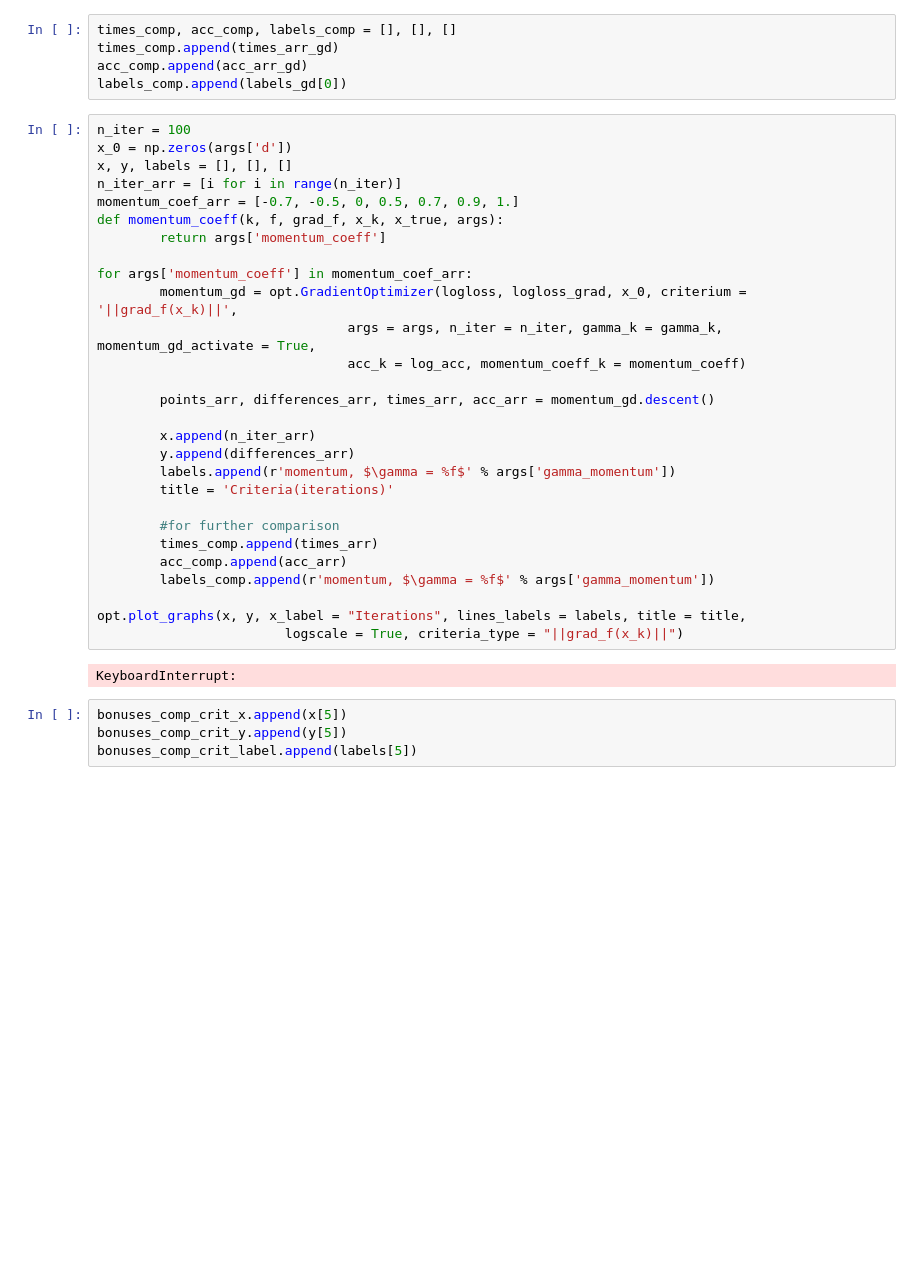
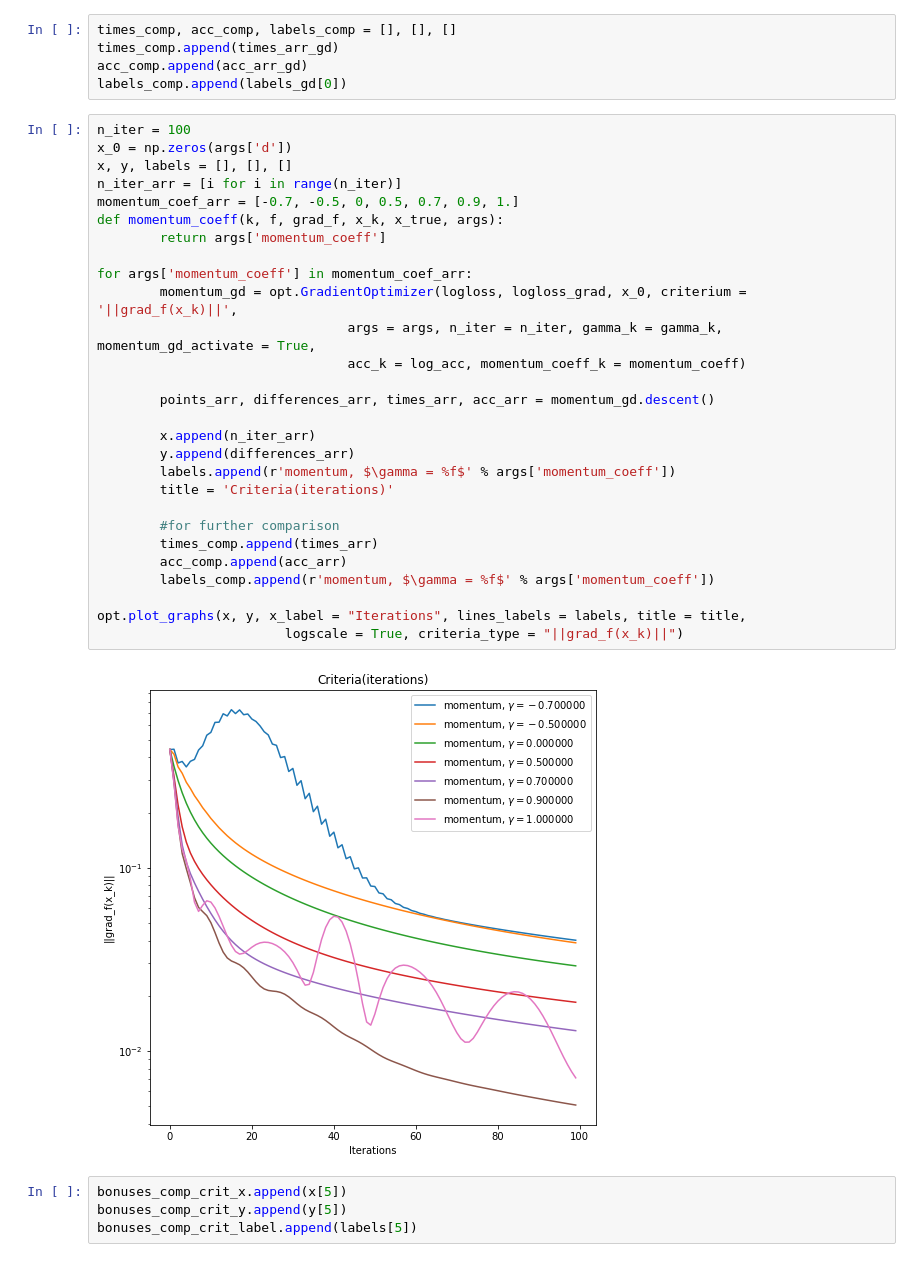
Before and after one commit to k2a07/MIPT-homeworks, a Jupyter notebook: Acharya_Kirill_Optimization_HW_3.ipynb, the cells around one changed output. Cells and saved outputs as stored; diff of their text form; blank space fills up the shorter version.

```diff
--- a/Acharya_Kirill_Optimization_HW_3.ipynb
+++ b/Acharya_Kirill_Optimization_HW_3.ipynb
@@ -153,33 +153,33 @@ labels_comp.append(labels_gd[0])
 # %%
 n_iter = 100
 x_0 = np.zeros(args['d'])
 x, y, labels = [], [], []
 n_iter_arr = [i for i in range(n_iter)]
 momentum_coef_arr = [-0.7, -0.5, 0, 0.5, 0.7, 0.9, 1.]
 def momentum_coeff(k, f, grad_f, x_k, x_true, args):
         return args['momentum_coeff']
 
 for args['momentum_coeff'] in momentum_coef_arr:
         momentum_gd = opt.GradientOptimizer(logloss, logloss_grad, x_0, criterium = '||grad_f(x_k)||',
                                 args = args, n_iter = n_iter, gamma_k = gamma_k, momentum_gd_activate = True,
                                 acc_k = log_acc, momentum_coeff_k = momentum_coeff)
 
         points_arr, differences_arr, times_arr, acc_arr = momentum_gd.descent()
 
         x.append(n_iter_arr)
         y.append(differences_arr)
-        labels.append(r'momentum, $\gamma = %f$' % args['gamma_momentum'])
+        labels.append(r'momentum, $\gamma = %f$' % args['momentum_coeff'])
         title = 'Criteria(iterations)'
 
         #for further comparison
         times_comp.append(times_arr)
         acc_comp.append(acc_arr)
-        labels_comp.append(r'momentum, $\gamma = %f$' % args['gamma_momentum'])
+        labels_comp.append(r'momentum, $\gamma = %f$' % args['momentum_coeff'])
 
 opt.plot_graphs(x, y, x_label = "Iterations", lines_labels = labels, title = title,
                         logscale = True, criteria_type = "||grad_f(x_k)||")
 # %% [output]
-KeyboardInterrupt:
+[figure, added]
 # %%
 bonuses_comp_crit_x.append(x[5])
 bonuses_comp_crit_y.append(y[5])
```
Also changed, not shown: parts of 7 cells of this notebook.
